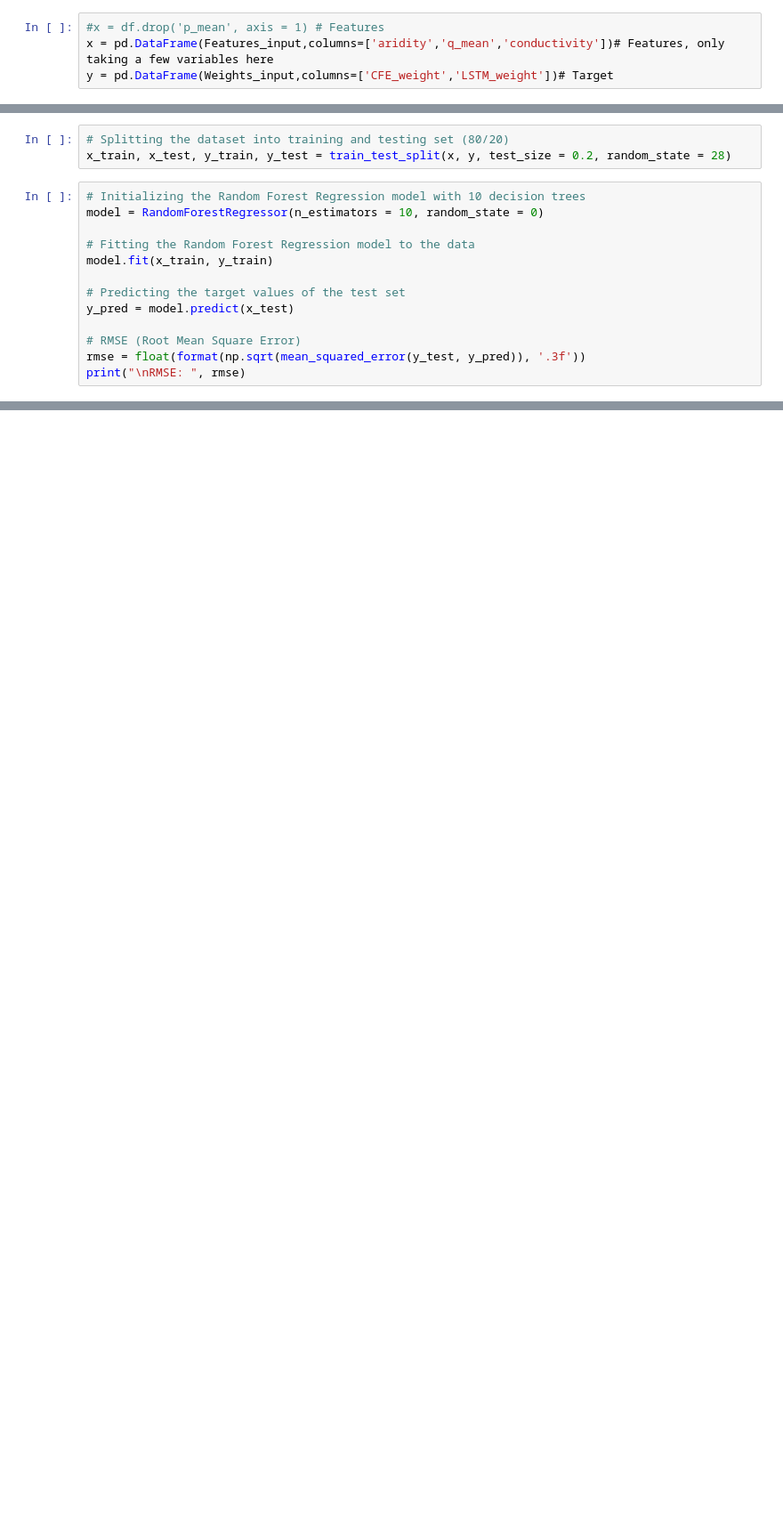
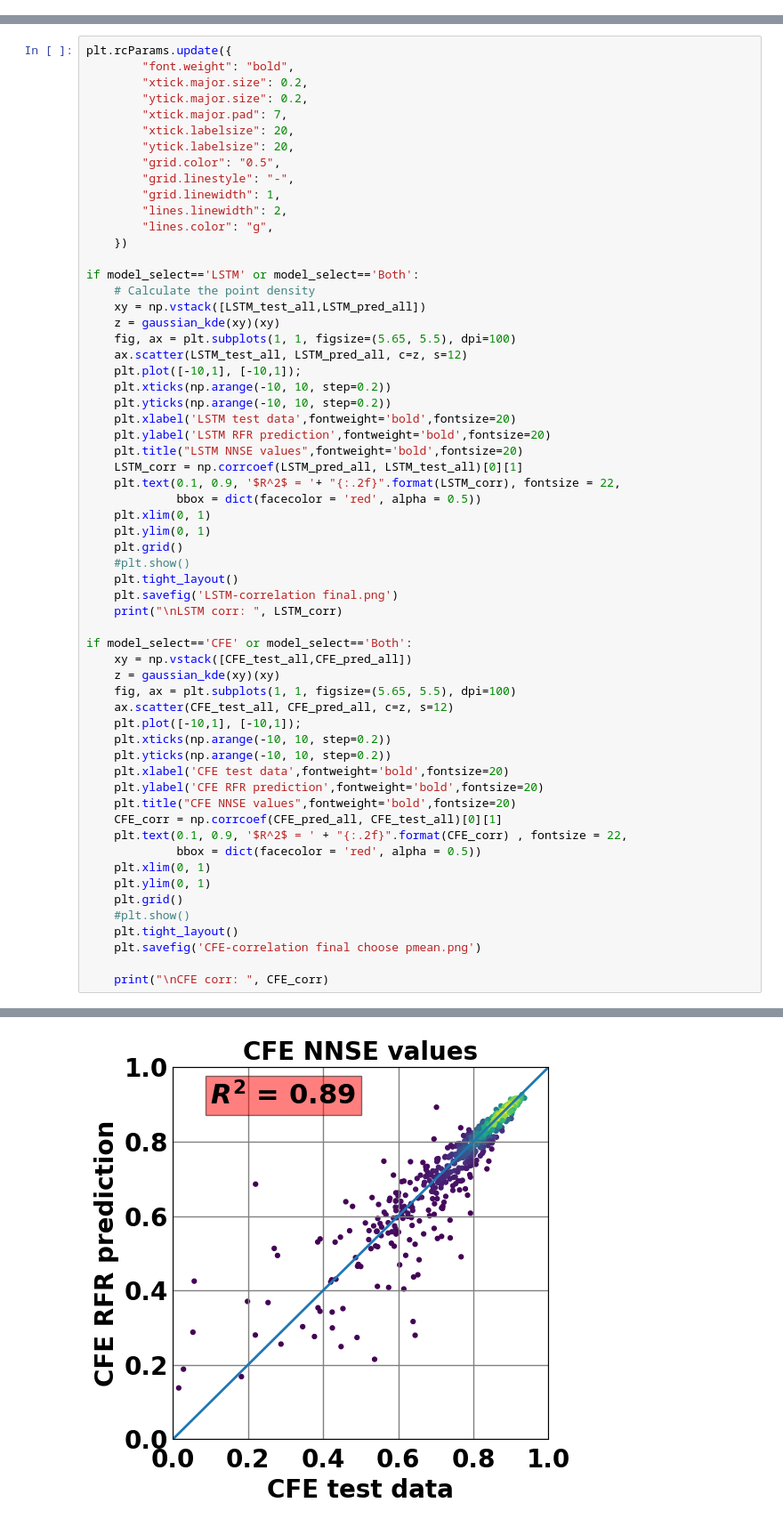
Before and after one commit to bolotinl/nextgen-form-eval, a Jupyter notebook: Mochi_Tests/Random Forest Regresser.ipynb, the cells around one changed output, grey strips where cells are left out. Shown: that part at 89% size. Drawn from its saved outputs; the diff is of its cells as text; blank space fills up the shorter version.

Commit message:
updated regressor

```diff
--- a/Mochi_Tests/Random Forest Regresser.ipynb
+++ b/Mochi_Tests/Random Forest Regresser.ipynb
@@ -60,4 +90,0 @@ Weights_input = np.delete(combined, np.s_[225], 0)
-# %%
-#x = df.drop('p_mean', axis = 1) # Features
-x = pd.DataFrame(Features_input,columns=['aridity','q_mean','conductivity'])# Features, only taking a few variables here
-y = pd.DataFrame(Weights_input,columns=['CFE_weight','LSTM_weight'])# Target
@@ -82,16 +90,0 @@ y.head()
-# %%
-# Splitting the dataset into training and testing set (80/20)
-x_train, x_test, y_train, y_test = train_test_split(x, y, test_size = 0.2, random_state = 28)
-# %%
-# Initializing the Random Forest Regression model with 10 decision trees
-model = RandomForestRegressor(n_estimators = 10, random_state = 0)
-
-# Fitting the Random Forest Regression model to the data
-model.fit(x_train, y_train)
-
-# Predicting the target values of the test set
-y_pred = model.predict(x_test)
-
-# RMSE (Root Mean Square Error)
-rmse = float(format(np.sqrt(mean_squared_error(y_test, y_pred)), '.3f'))
-print("\nRMSE: ", rmse)
@@ -99,0 +507,61 @@ RMSE:  0.321
+# %%
+plt.rcParams.update({
+        "font.weight": "bold",
+        "xtick.major.size": 0.2,
+        "ytick.major.size": 0.2,
+        "xtick.major.pad": 7,
+        "xtick.labelsize": 20,
+        "ytick.labelsize": 20,
+        "grid.color": "0.5",
+        "grid.linestyle": "-",
+        "grid.linewidth": 1,
+        "lines.linewidth": 2,
+        "lines.color": "g",
+    })
+
+if model_select=='LSTM' or model_select=='Both':
+    # Calculate the point density
+    xy = np.vstack([LSTM_test_all,LSTM_pred_all])
+    z = gaussian_kde(xy)(xy)
+    fig, ax = plt.subplots(1, 1, figsize=(5.65, 5.5), dpi=100)
+    ax.scatter(LSTM_test_all, LSTM_pred_all, c=z, s=12)
+    plt.plot([-10,1], [-10,1]);
+    plt.xticks(np.arange(-10, 10, step=0.2))
+    plt.yticks(np.arange(-10, 10, step=0.2))
+    plt.xlabel('LSTM test data',fontweight='bold',fontsize=20)
+    plt.ylabel('LSTM RFR prediction',fontweight='bold',fontsize=20)
+    plt.title("LSTM NNSE values",fontweight='bold',fontsize=20)
+    LSTM_corr = np.corrcoef(LSTM_pred_all, LSTM_test_all)[0][1]
+    plt.text(0.1, 0.9, '$R^2$ = '+ "{:.2f}".format(LSTM_corr), fontsize = 22,
+             bbox = dict(facecolor = 'red', alpha = 0.5))
+    plt.xlim(0, 1)
+    plt.ylim(0, 1)
+    plt.grid()
+    #plt.show()
+    plt.tight_layout()
+    plt.savefig('LSTM-correlation final.png')
+    print("\nLSTM corr: ", LSTM_corr)
+
+if model_select=='CFE' or model_select=='Both':
+    xy = np.vstack([CFE_test_all,CFE_pred_all])
+    z = gaussian_kde(xy)(xy)
+    fig, ax = plt.subplots(1, 1, figsize=(5.65, 5.5), dpi=100)
+    ax.scatter(CFE_test_all, CFE_pred_all, c=z, s=12)
+    plt.plot([-10,1], [-10,1]);
+    plt.xticks(np.arange(-10, 10, step=0.2))
+    plt.yticks(np.arange(-10, 10, step=0.2))
+    plt.xlabel('CFE test data',fontweight='bold',fontsize=20)
+    plt.ylabel('CFE RFR prediction',fontweight='bold',fontsize=20)
+    plt.title("CFE NNSE values",fontweight='bold',fontsize=20)
+    CFE_corr = np.corrcoef(CFE_pred_all, CFE_test_all)[0][1]
+    plt.text(0.1, 0.9, '$R^2$ = ' + "{:.2f}".format(CFE_corr) , fontsize = 22,
+             bbox = dict(facecolor = 'red', alpha = 0.5))
+    plt.xlim(0, 1)
+    plt.ylim(0, 1)
+    plt.grid()
+    #plt.show()
+    plt.tight_layout()
+    plt.savefig('CFE-correlation final choose pmean.png')
+
+    print("\nCFE corr: ", CFE_corr)
+# %% [output]
@@ -99,0 +569 @@ RMSE:  0.321
+[figure, added]
```
Also changed, not shown: parts of 15 cells of this notebook.
